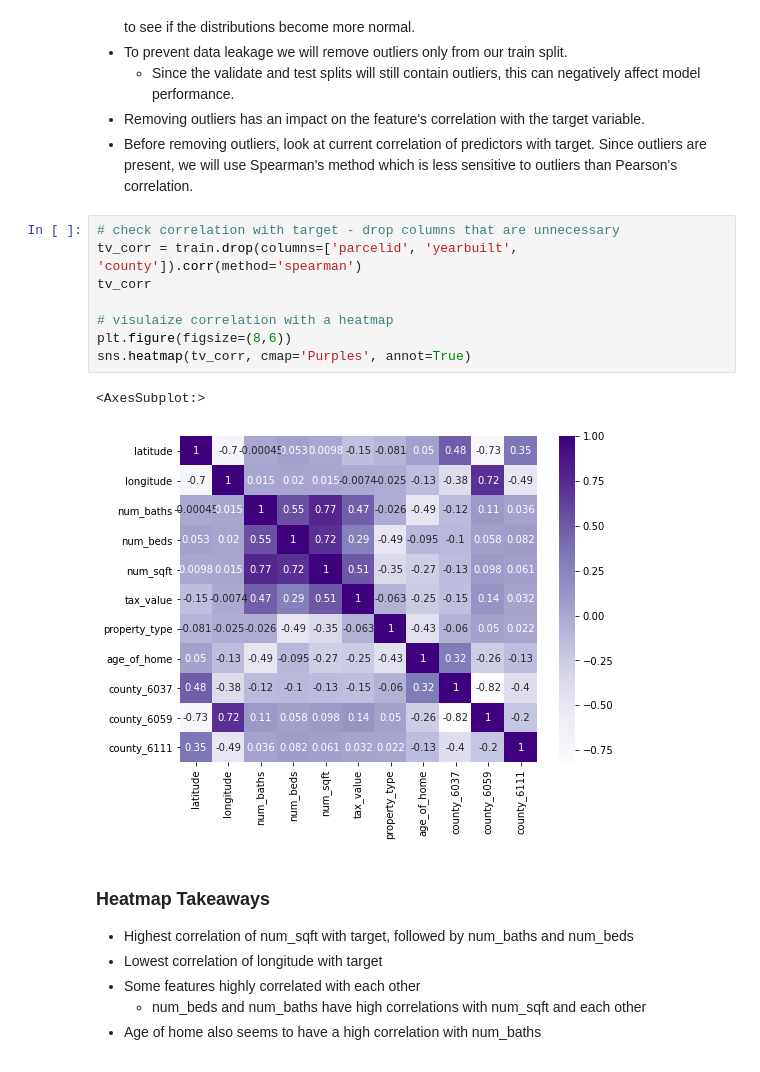
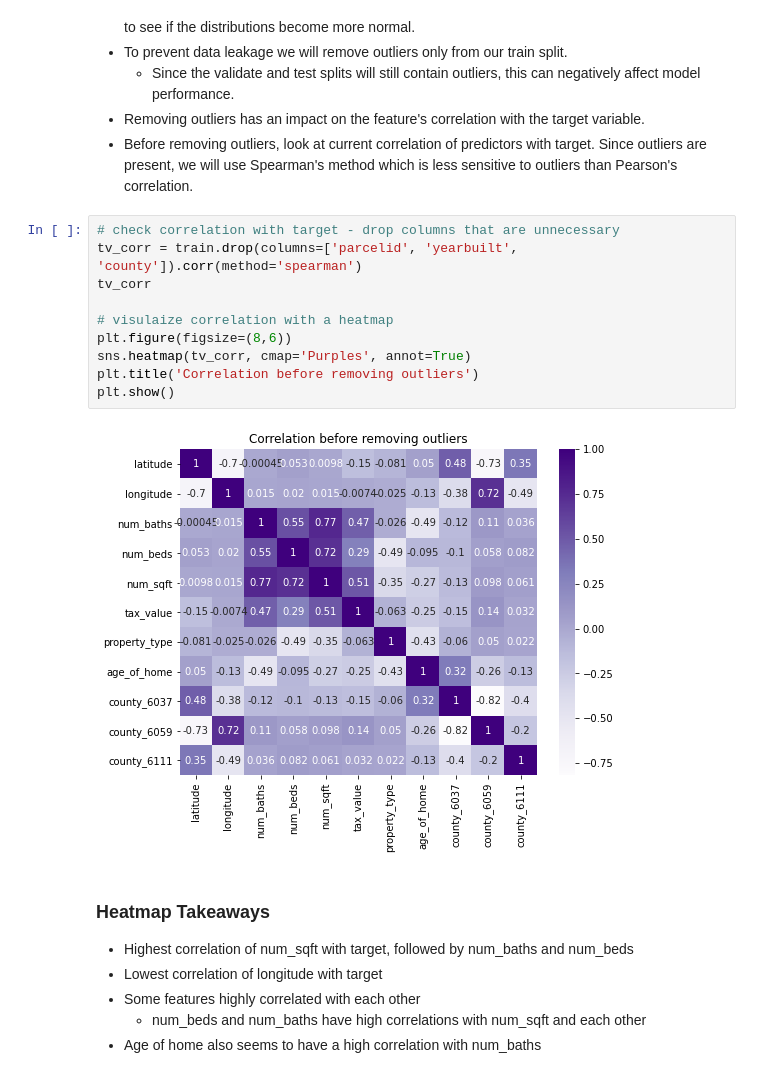
Before and after one commit to mariamnaqvi/predicting_property_values, a Jupyter notebook: final_report_zillow.ipynb, the cells around one changed output. Saved outputs shown, nothing was run; the diff lists cells and outputs as text.

```diff
--- a/final_report_zillow.ipynb
+++ b/final_report_zillow.ipynb
@@ -592,14 +595,15 @@ train.head()
 # %%
 # check correlation with target - drop columns that are unnecessary
 tv_corr = train.drop(columns=['parcelid', 'yearbuilt', 'county']).corr(method='spearman')
 tv_corr
 
 # visulaize correlation with a heatmap
 plt.figure(figsize=(8,6))
 sns.heatmap(tv_corr, cmap='Purples', annot=True)
+plt.title('Correlation before removing outliers')
+plt.show()
 # %% [output]
-<AxesSubplot:>
-[figure, old version]
+[figure, new version]
 # %% [markdown]
 ### Heatmap Takeaways
 
```
Also changed, not shown: parts of 23 cells of this notebook.
